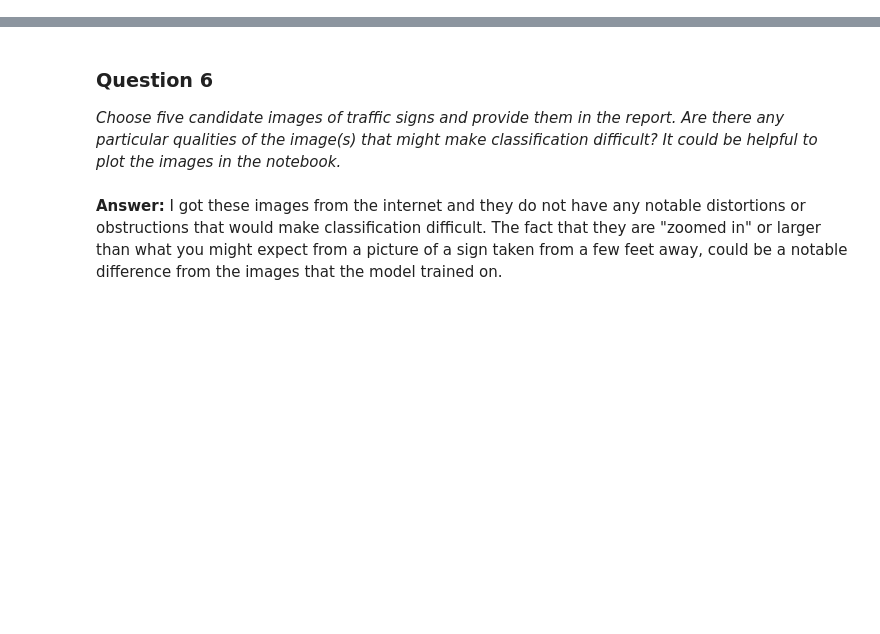
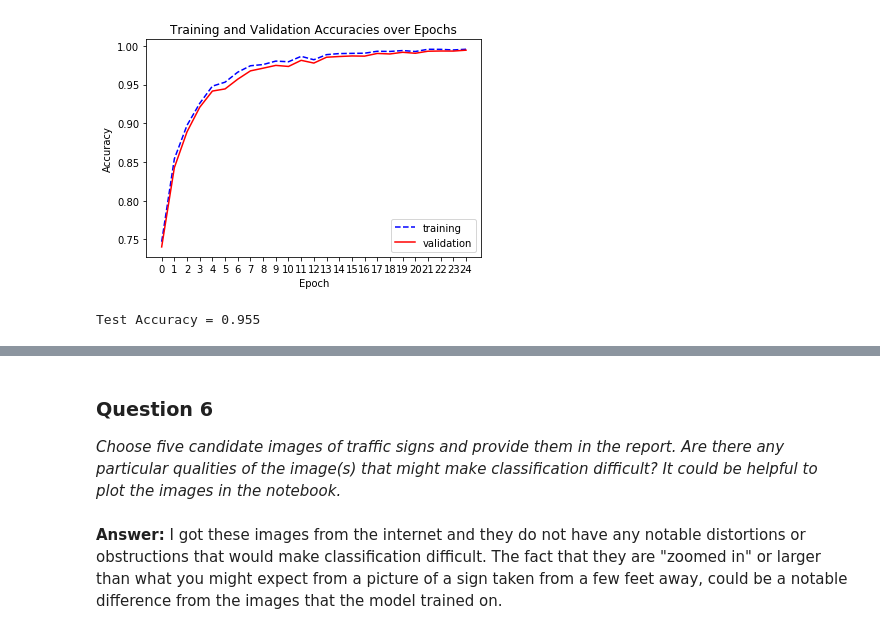
Before and after one commit to rob-burrus/CarND-Traffic-Sign-Classifier-Project, a Jupyter notebook: Traffic_Sign_Classifier.ipynb, the cells around one changed output, grey strips where cells are left out. Cells and saved outputs as stored; diff of their text form; code cells hidden in the pictures; blank space fills up the shorter version.

```diff
--- a/Traffic_Sign_Classifier.ipynb
+++ b/Traffic_Sign_Classifier.ipynb
@@ -461,0 +422,24 @@ print("5 New Test Images")
+# %%
+
+#accuracy_shortened = accuracy_history[1:]
+hist = np.transpose(np.array(accuracy_shortened))
+train_history = hist[0]
+t, = plt.plot(train_history, 'b', linestyle='--', label='training')
+validation_history = hist[1]
+v, = plt.plot(validation_history, 'r', label='validation')
+plt.legend(handles=[t, v])
+plt.title('Training and Validation Accuracies over Epochs')
+plt.ylabel('Accuracy')
+plt.xlabel('Epoch')
+plt.xticks(np.arange(EPOCHS))
+plt.show()
+# %% [output]
+[figure, added]
+# %%
+with tf.Session() as sess:
+    saver.restore(sess, tf.train.latest_checkpoint('.'))
+
+    test_accuracy = evaluate(X_test_preprocessed, y_test)
+    print("Test Accuracy = {:.3f}".format(test_accuracy))
+# %% [output]
+Test Accuracy = 0.955
```
Also changed, not shown: parts of 52 cells of this notebook, 22 other files.
